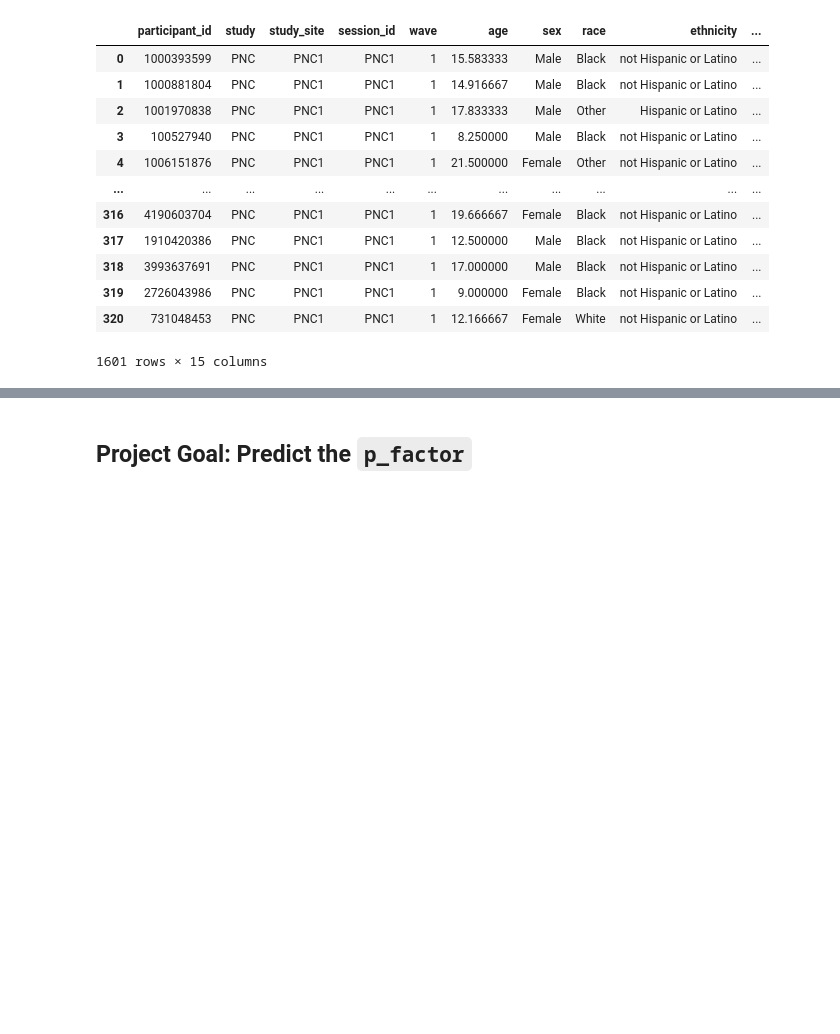
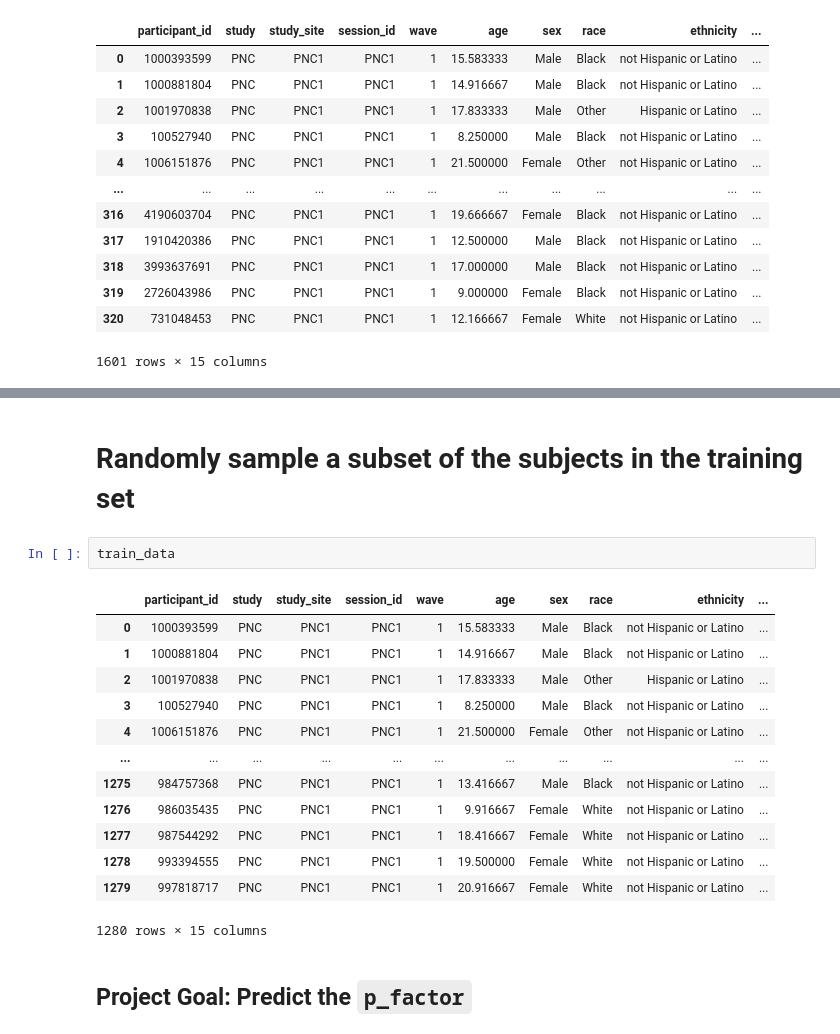
Before and after one commit to JoosenLi/nh2026-week1-project, a Jupyter notebook: variables_what_variables.ipynb, the cells around one changed output, grey strips where cells are left out. Cells and saved outputs as stored; diff of their text form; blank space fills up the shorter version.

```diff
--- a/variables_what_variables.ipynb
+++ b/variables_what_variables.ipynb
@@ -145,3 +293,21 @@ all_data
+# %% [markdown]
+# Randomly sample a subset of the subjects in the training set
+# %%
+train_data
+# %% [output]
+|  | participant_id | study | study_site | session_id | wave | age | sex | race | ethnicity | ... |
+| 0 | 1000393599 | PNC | PNC1 | PNC1 | 1 | 15.583333 | Male | Black | not Hispanic or Latino | ... |
+| 1 | 1000881804 | PNC | PNC1 | PNC1 | 1 | 14.916667 | Male | Black | not Hispanic or Latino | ... |
+| 2 | 1001970838 | PNC | PNC1 | PNC1 | 1 | 17.833333 | Male | Other | Hispanic or Latino | ... |
+| 3 | 100527940 | PNC | PNC1 | PNC1 | 1 | 8.250000 | Male | Black | not Hispanic or Latino | ... |
+| 4 | 1006151876 | PNC | PNC1 | PNC1 | 1 | 21.500000 | Female | Other | not Hispanic or Latino | ... |
+| ... | ... | ... | ... | ... | ... | ... | ... | ... | ... | ... |
+| 1275 | 984757368 | PNC | PNC1 | PNC1 | 1 | 13.416667 | Male | Black | not Hispanic or Latino | ... |
+| 1276 | 986035435 | PNC | PNC1 | PNC1 | 1 | 9.916667 | Female | White | not Hispanic or Latino | ... |
+| 1277 | 987544292 | PNC | PNC1 | PNC1 | 1 | 18.416667 | Female | White | not Hispanic or Latino | ... |
+| 1278 | 993394555 | PNC | PNC1 | PNC1 | 1 | 19.500000 | Female | White | not Hispanic or Latino | ... |
+| 1279 | 997818717 | PNC | PNC1 | PNC1 | 1 | 20.916667 | Female | White | not Hispanic or Latino | ... |
+1280 rows × 15 columns
 # %% [markdown]
 ## Project Goal: Predict the `p_factor`
 # %% [markdown]
```
Also changed, not shown: parts of 14 cells of this notebook, 1 other file.
